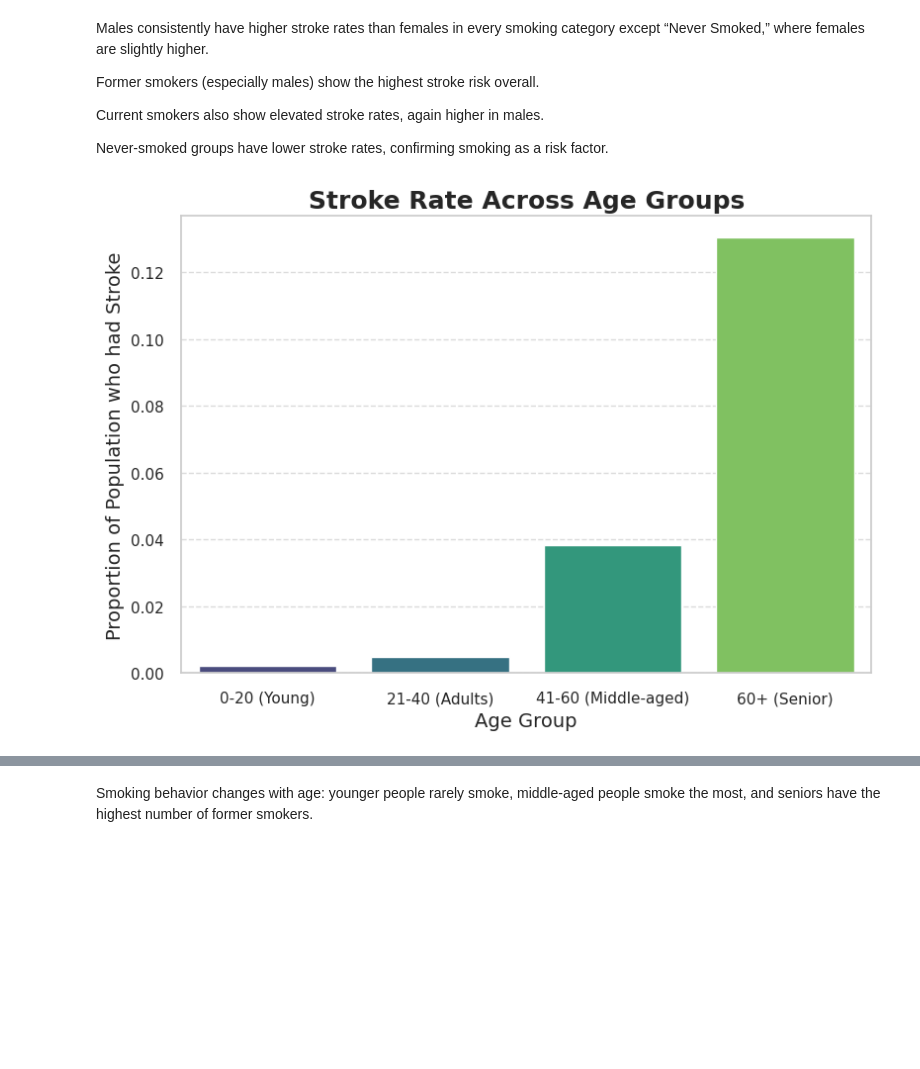
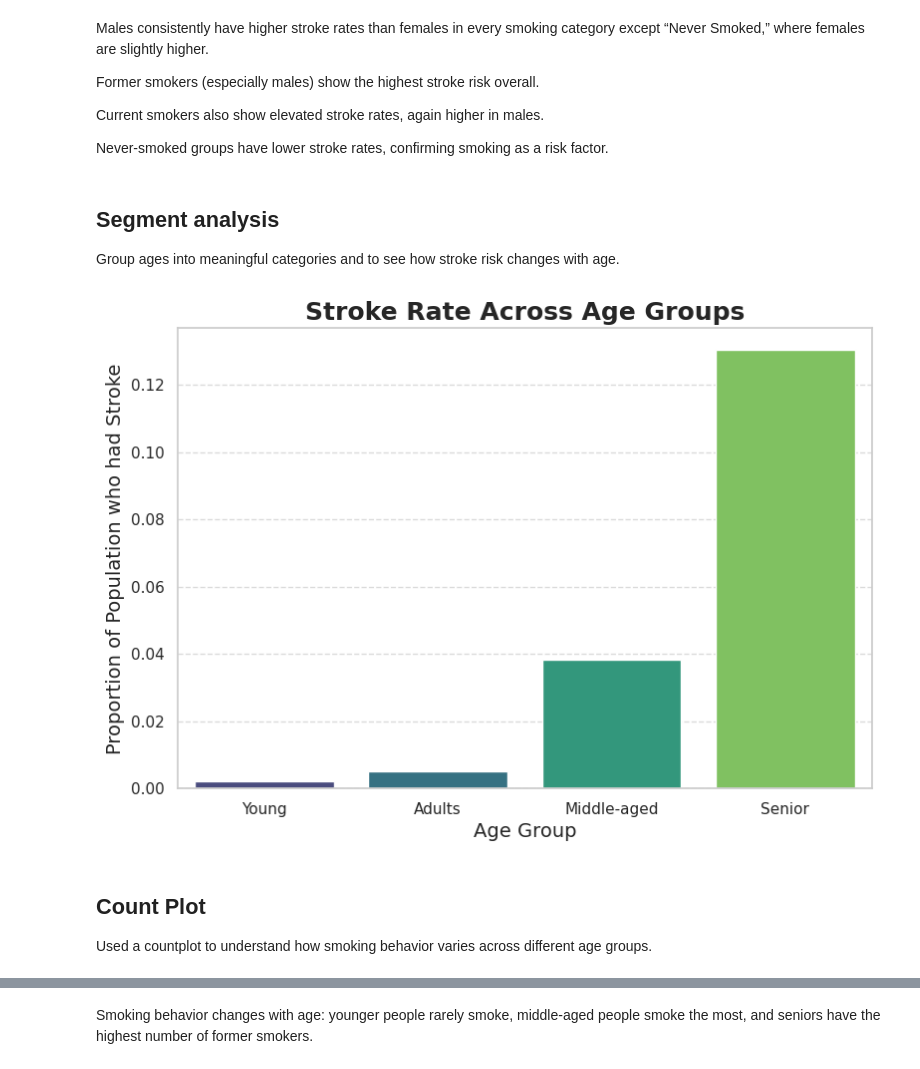
Before and after one commit to muhammedriswanp/Exploratory-Data-Analysis-EDA-Project, a Jupyter notebook: notebooks/03-univariate-bivariate-eda.ipynb, the cells around one changed output, grey strips where cells are left out. Drawn from its saved outputs; the diff is of its cells as text; code cells hidden in the pictures; blank space fills up the shorter version.

```diff
--- a/notebooks/03-univariate-bivariate-eda.ipynb
+++ b/notebooks/03-univariate-bivariate-eda.ipynb
@@ -20,11 +20,6 @@ for dirname, _, filenames in os.walk('/kaggle/input'):
 /kaggle/input/cleaned-day2/cleaned_day2.csv
 # %%
 df = pd.read_csv("/kaggle/input/cleaned-day2/cleaned_day2.csv")
-# %%
-object_list = ['Gender', 'Ever_Married', 'Work_Type', 'Residence_Type']
-
-for col in object_list:
-    df[col] = df[col].astype('category')
 # %%
 import matplotlib.pyplot as plt
 import seaborn as sns
@@ -361,21 +343,24 @@ Former smokers (especially males) show the highest stroke risk overall.
 Current smokers also show elevated stroke rates, again higher in males.
 
 Never-smoked groups have lower stroke rates, confirming smoking as a risk factor.
+# %% [markdown]
+## Segment analysis
+Group ages into meaningful categories and to see how stroke risk changes with age.
 # %%
-age_bins = [0 , 20, 40, 60,df['Age'].max()]
-age_labels = ['0-20 (Young)', '21-40 (Adults)', '41-60 (Middle-aged)', '60+ (Senior)']
-
-df['Age_Group'] = pd.cut(df['Age'],bins=age_bins, labels=age_labels, right=False)
+df['Age_Group'] = pd.cut(df['Age'],bins=[0 , 20, 40, 60,df['Age'].max()], labels=['Young', 'Adults', 'Middle-aged', 'Senior'], right=False)
 
 plt.figure(figsize=(9, 6))
 sns.barplot(data=df,x='Age_Group',y='Stroke',palette='viridis',errorbar=None)
 plt.title('Stroke Rate Across Age Groups', fontsize=18, fontweight='bold')
 plt.xlabel('Age Group', fontsize=14)
 plt.ylabel('Proportion of Population who had Stroke', fontsize=14)
 plt.grid(axis='y', linestyle='--', alpha=0.7)
 plt.savefig('Stroke Rate Across Age Groups.png',dpi=500,bbox_inches='tight')
 # %% [output]
-[figure, old version]
+[figure, new version]
+# %% [markdown]
+## Count Plot
+Used a countplot to understand how smoking behavior varies across different age groups.
 # %%
 plt.figure(figsize=(10,6))
 sns.countplot(data=df, x='Age_Group', hue='Smoking_Status',palette='viridis')
```
Also changed, not shown: parts of 33 cells of this notebook, 7 other files.
